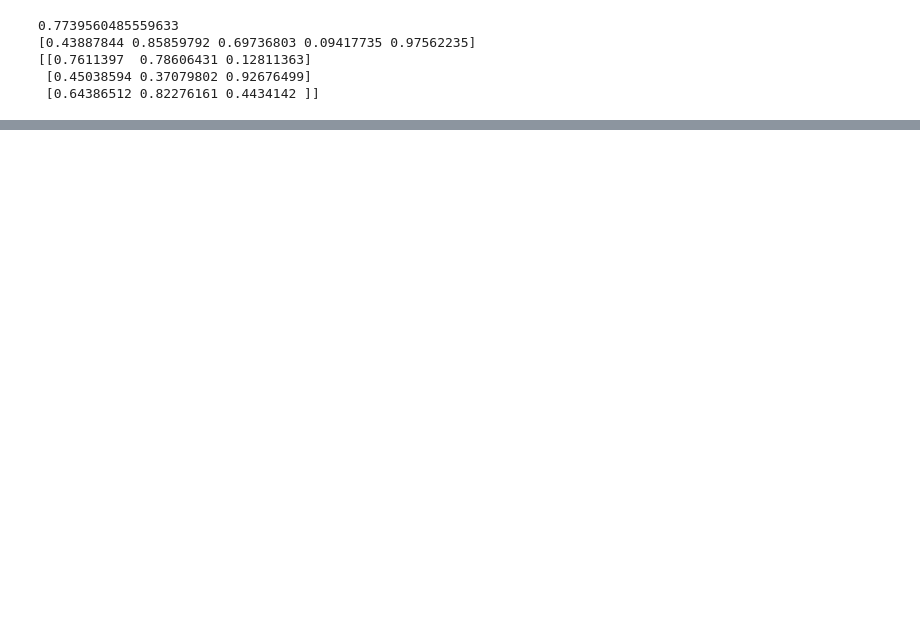
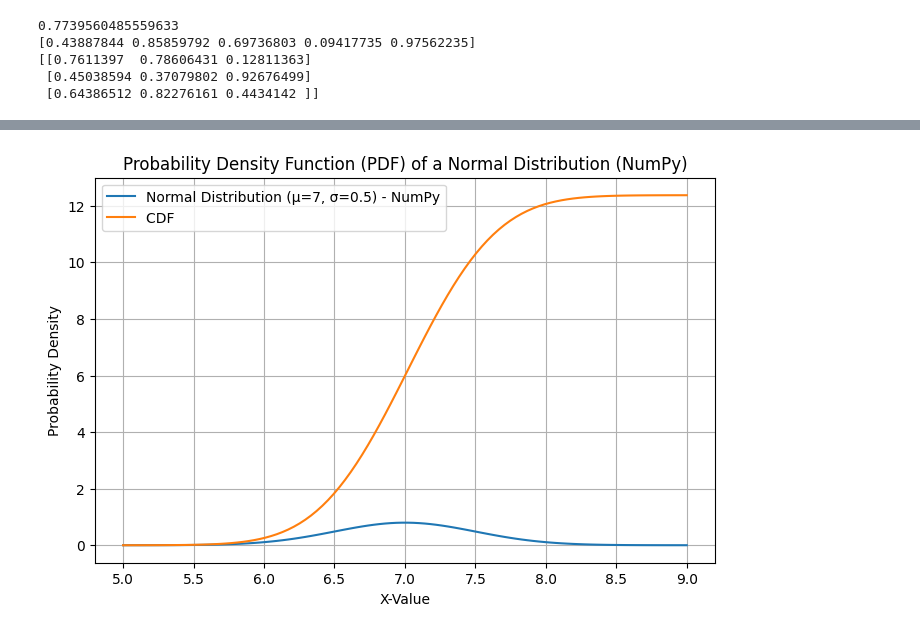
Before and after one commit to FrankHolzkamp/FundamentalsActiveInference, a Jupyter notebook: Probability_Models_with_Python.ipynb, the cells around one changed output, grey strips where cells are left out. Cells and saved outputs as stored; diff of their text form; code cells hidden in the pictures; blank space fills up the shorter version.

```diff
--- a/Probability_Models_with_Python.ipynb
+++ b/Probability_Models_with_Python.ipynb
@@ -44,0 +66,26 @@ None
+# %%
+import numpy as np
+import matplotlib.pyplot as plt
+
+# Define the parameters for the normal distribution
+mu = 7  # Mean
+sigma = 0.5 # Standard deviation
+
+# Create a range of x values
+x = np.linspace(mu - 4*sigma, mu + 4*sigma, 100)
+
+# Calculate the PDF using the NumPy formula
+pdf_values_numpy = (1 / (sigma * np.sqrt(2 * np.pi))) * np.exp(-0.5 * ((x - mu) / sigma)**2)
+cdf_values_numpy = [sum(pdf_values[:i]) for i in range(len(pdf_values))]
+# Plot the PDF
+plt.figure(figsize=(8, 5))
+plt.plot(x, pdf_values_numpy, label=f'Normal Distribution (μ={mu}, σ={sigma}) - NumPy')
+plt.plot(x, cdf_values_numpy, label=f'CDF ')
+plt.title('Probability Density Function (PDF) of a Normal Distribution (NumPy)')
+plt.xlabel('X-Value')
+plt.ylabel('Probability Density')
+plt.grid(True)
+plt.legend()
+plt.show()
+# %% [output]
+[figure, added]
```
Also changed, not shown: parts of 5 cells of this notebook.
